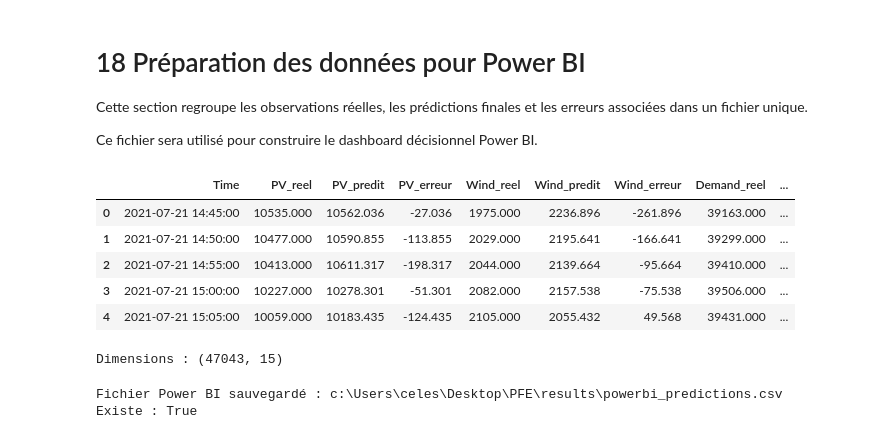
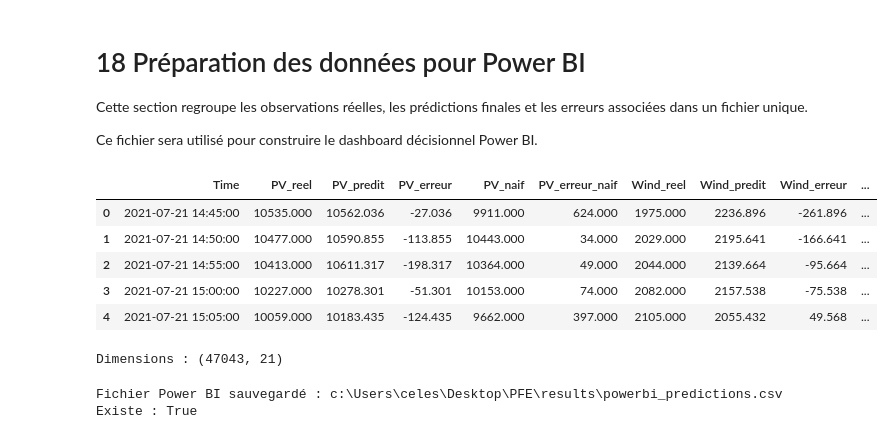
Before and after one commit to celestinesia31/Smart_energy_forecasting, a Jupyter notebook: notebooks/06_model_evaluation.ipynb, the cells around one changed output. Cells and saved outputs as stored; diff of their text form; code cells hidden in the pictures.

```diff
--- a/notebooks/06_model_evaluation.ipynb
+++ b/notebooks/06_model_evaluation.ipynb
@@ -311,7 +311,7 @@ def evaluate_final_model(
 
     test_results.append({
         "Cible": target_name,
-        "Modèle retenu": model_name,
+        "Modèle": model_name,
         "MAE_test": mae,
         "RMSE_test": rmse,
         "R2_test": r2
@@ -332,3 +387,9 @@ def evaluate_final_model(
 Le modèle HistGradientBoosting, sélectionné à partir de l'ensemble de
 validation, est évalué sur les données de test pour la prévision de la
 production photovoltaïque à une heure.
+# %%
+pred_test_naive_pv = evaluate_final_seasonal_naive(
+    target_name="Production photovoltaïque",
+    full_target=y_pv,
+    test_index=y_test_pv.index
+)
@@ -359,3 +428,9 @@ validation pour la production éolienne.
 Elle est donc utilisée pour produire les prédictions finales sur l'ensemble de
 test. Les variables normalisées sont utilisées, conformément à la procédure
 d'entraînement du modèle.
+# %%
+pred_test_naive_wind = evaluate_final_seasonal_naive(
+    target_name="Production éolienne",
+    full_target=y_wind,
+    test_index=y_test_wind.index
+)
@@ -383,3 +466,9 @@ R² test   : 0.9517
 Le modèle HistGradientBoosting, retenu à partir des performances de validation,
 est évalué sur l'ensemble de test pour la prévision de la demande électrique à
 une heure.
+# %%
+pred_test_naive_demand = evaluate_final_seasonal_naive(
+    target_name="Demande électrique",
+    full_target=y_demand,
+    test_index=y_test_demand.index
+)
@@ -692,47 +836,53 @@ powerbi_df = pd.DataFrame({
     "PV_reel": y_test_pv.values,
     "PV_predit": pred_test_pv,
     "PV_erreur": y_test_pv.values - pred_test_pv,
+    "PV_naif": pred_test_naive_pv,
+    "PV_erreur_naif": y_test_pv.values - pred_test_naive_pv,
 
     "Wind_reel": y_test_wind.values,
     "Wind_predit": pred_test_wind,
     "Wind_erreur": y_test_wind.values - pred_test_wind,
+    "Wind_naif": pred_test_naive_wind,
+    "Wind_erreur_naif": y_test_wind.values - pred_test_naive_wind,
 
     "Demand_reel": y_test_demand.values,
     "Demand_predit": pred_test_demand,
-    "Demand_erreur": y_test_demand.values - pred_test_demand
+    "Demand_erreur": y_test_demand.values - pred_test_demand,
+    "Demand_naif": pred_test_naive_demand,
+    "Demand_erreur_naif": y_test_demand.values - pred_test_naive_demand
 })
 
 powerbi_df["Year"] = pd.to_datetime(
     powerbi_df["Time"]
 ).dt.year
 
 powerbi_df["Month"] = pd.to_datetime(
     powerbi_df["Time"]
 ).dt.month
 
 powerbi_df["Day"] = pd.to_datetime(
     powerbi_df["Time"]
 ).dt.day
 
 powerbi_df["Hour"] = pd.to_datetime(
     powerbi_df["Time"]
 ).dt.hour
 
 powerbi_df["Weekday"] = pd.to_datetime(
     powerbi_df["Time"]
 ).dt.day_name()
 
 display(powerbi_df.head())
 
 print("Dimensions :", powerbi_df.shape)
 # %% [output]
-|  | Time | PV_reel | PV_predit | PV_erreur | Wind_reel | Wind_predit | Wind_erreur | Demand_reel | ... |
-| 0 | 2021-07-21 14:45:00 | 10535.000 | 10562.036 | -27.036 | 1975.000 | 2236.896 | -261.896 | 39163.000 | ... |
-| 1 | 2021-07-21 14:50:00 | 10477.000 | 10590.855 | -113.855 | 2029.000 | 2195.641 | -166.641 | 39299.000 | ... |
-| 2 | 2021-07-21 14:55:00 | 10413.000 | 10611.317 | -198.317 | 2044.000 | 2139.664 | -95.664 | 39410.000 | ... |
-| 3 | 2021-07-21 15:00:00 | 10227.000 | 10278.301 | -51.301 | 2082.000 | 2157.538 | -75.538 | 39506.000 | ... |
-| 4 | 2021-07-21 15:05:00 | 10059.000 | 10183.435 | -124.435 | 2105.000 | 2055.432 | 49.568 | 39431.000 | ... |
+|  | Time | PV_reel | PV_predit | PV_erreur | PV_naif | PV_erreur_naif | Wind_reel | Wind_predit | Wind_erreur | ... |
+| 0 | 2021-07-21 14:45:00 | 10535.000 | 10562.036 | -27.036 | 9911.000 | 624.000 | 1975.000 | 2236.896 | -261.896 | ... |
+| 1 | 2021-07-21 14:50:00 | 10477.000 | 10590.855 | -113.855 | 10443.000 | 34.000 | 2029.000 | 2195.641 | -166.641 | ... |
+| 2 | 2021-07-21 14:55:00 | 10413.000 | 10611.317 | -198.317 | 10364.000 | 49.000 | 2044.000 | 2139.664 | -95.664 | ... |
+| 3 | 2021-07-21 15:00:00 | 10227.000 | 10278.301 | -51.301 | 10153.000 | 74.000 | 2082.000 | 2157.538 | -75.538 | ... |
+| 4 | 2021-07-21 15:05:00 | 10059.000 | 10183.435 | -124.435 | 9662.000 | 397.000 | 2105.000 | 2055.432 | 49.568 | ... |
-Dimensions : (47043, 15)
+Dimensions : (47043, 21)
 # %%
 # 19. SAUVEGARDE POUR POWER BI
 
```
Also changed, not shown: parts of 9 cells of this notebook, 5 other files.
